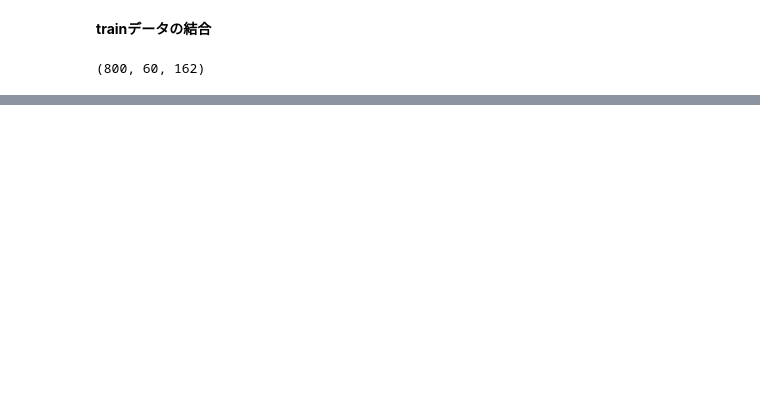
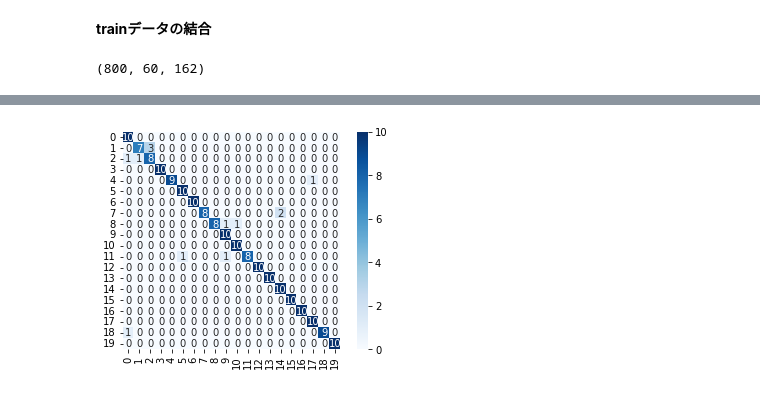
Before and after one commit to Esp-v2/signLaunguage, a Jupyter notebook: RNN.ipynb, the cells around one changed output, grey strips where cells are left out. Cells and saved outputs as stored; diff of their text form; code cells hidden in the pictures; blank space fills up the shorter version.

```diff
--- a/RNN.ipynb
+++ b/RNN.ipynb
@@ -235,0 +222,32 @@ model.save(hdf5_file)
+# %%
+frame = 60
+test_y=[]
+for i in range(1,folder_count+1):
+    # sign1-sign20のpathを指定
+    path_exec_command = 'path = test_sign' + str(i) + '_path'
+    exec(path_exec_command)
+
+    files=os.listdir(path)
+    lists=[]  # 同じsignのデータを3次元listに格納する
+    for file in files:
+        df = pd.read_csv(path+file, index_col=0)
+
+        df = df.iloc[:,1404:]  # 顔の情報を削除468x3
+        df = df.iloc[:,63:]  # 左手の情報を削除21x3
+
+        df = df.fillna(0.1)  # 欠損データ
+
+        # フレームの補完．60フレームに足りない場合は最後のフレームで補完
+        if len(df) < frame:
+            for f in range(len(df), frame):
+                df=df.append(df.tail(1))
+
+        lists.append(df.values[:frame, :].tolist())  # signごとに結合
+        test_y.append(i - 1)# ラベル
+    csv_exec_command = 'test_sign' + str(i) + '= np.array(lists)'
+    exec(csv_exec_command)
+# %%
+test_x=test_sign1
+for i in range(2,folder_count+1):
+    exec_command = 'test_x = np.concatenate([test_x, test_sign'+ str(i) +'], 0)'
+    exec(exec_command)
@@ -235,0 +260,13 @@ model.save(hdf5_file)
+# %%
+from sklearn.metrics import confusion_matrix
+import seaborn as sns
+import matplotlib.pyplot as plt
+
+pred = model.predict(test_x)
+pred_classes = np.argmax(pred, axis=1)
+cm = confusion_matrix(test_y, pred_classes)
+
+sns.heatmap(cm, square=True, cbar=True, annot=True, cmap='Blues')
+plt.savefig('sklearn_confusion_matrix.png')
+# %% [output]
+[figure, added]
```
Also changed, not shown: parts of 25 cells of this notebook, 1 other file.
